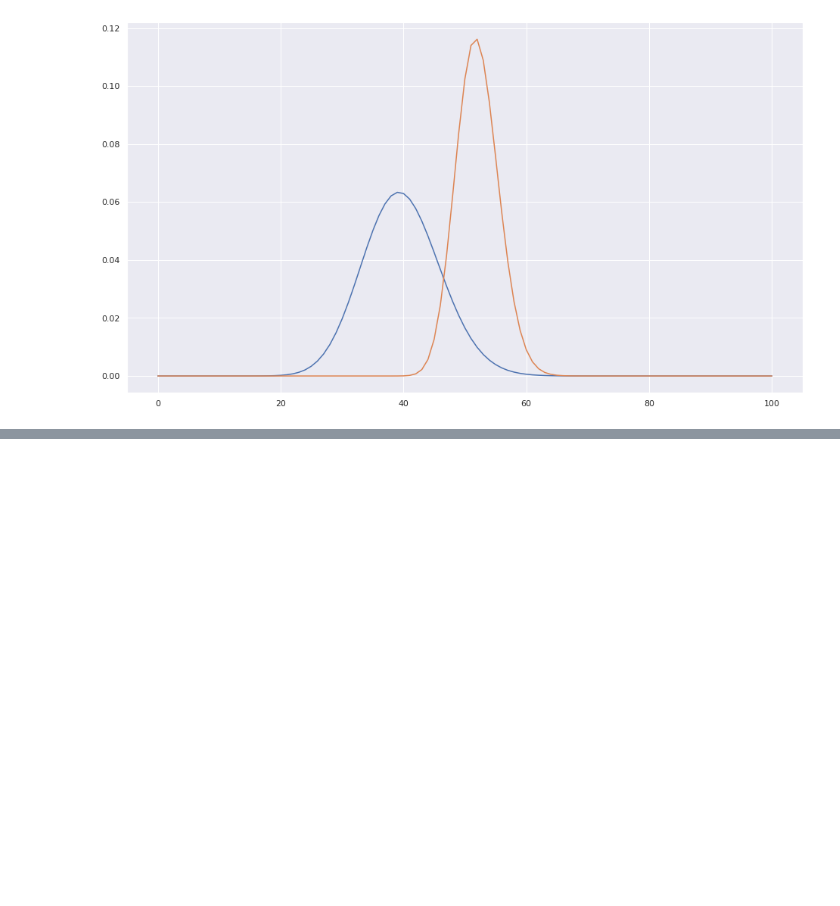
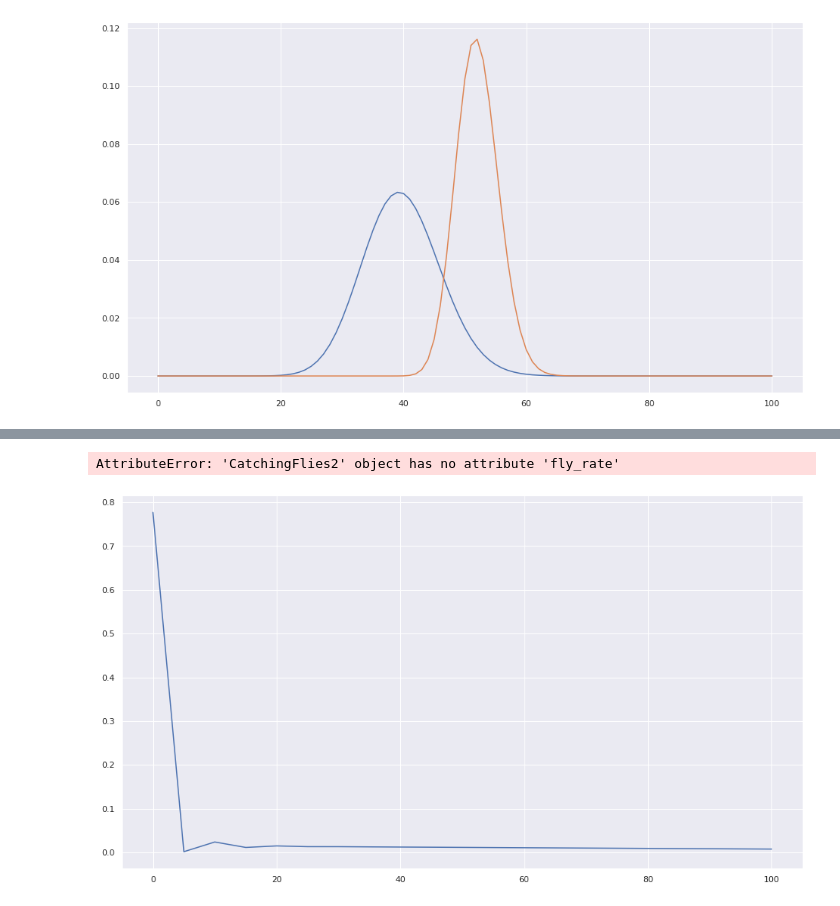
Before and after one commit to spirousschuh/think_bayes_exercises, a Jupyter notebook: notebooks/excercises_chapter_7.ipynb, the cells around one changed output, grey strips where cells are left out. Drawn from its saved outputs; the diff is of its cells as text; code cells hidden in the pictures; blank space fills up the shorter version.

```diff
--- a/notebooks/excercises_chapter_7.ipynb
+++ b/notebooks/excercises_chapter_7.ipynb
@@ -137,0 +148,40 @@ sns.lineplot(*zip(*catching_flies.SortedItems()))
+# %%
+class CatchingFlies2(thinkbayes2.Suite):
+    def __init__(self, num_traps=100):
+        super().__init__(self)
+        for hypo in range(0, num_traps + 1, 5):
+            self.Set(
+                hypo,
+                sum([
+                    (
+                        thinkbayes2.EvalPoissonPmf(num_first_interval, fly_rate_hypo)
+                        * thinkbayes2.EvalPoissonPmf(hypo - num_first_interval, fly_rate_hypo)
+                        * (num_traps - num_first_interval) / num_traps
+                    )
+                    for fly_rate_hypo in range(0, num_traps + 1, 5)
+                        for num_first_interval in range(0, hypo + 1, 5)
+                ])
+            )
+        self.Normalize()
+
+        self.num_traps = num_traps
+
+    def Likelihood(self, data, hypo):
+        if hypo < data:
+            prob = 0.
+        else:
+            prob = (
+                thinkbayes2.EvalPoissonPmf(data, self.fly_rate)
+                * thinkbayes2.EvalPoissonPmf(hypo - data, self.fly_rate)
+                * (self.num_traps - data) / self.num_traps
+            )
+        return prob
+
+catching_flies = CatchingFlies2()
+sns.lineplot(*zip(*catching_flies.SortedItems()))
+
+catching_flies.Update(37)
+sns.lineplot(*zip(*catching_flies.SortedItems()))
+# %% [output]
+AttributeError: 'CatchingFlies2' object has no attribute 'fly_rate'
+[figure, added]
```
Also changed, not shown: parts of 4 cells of this notebook, 1 other file.
